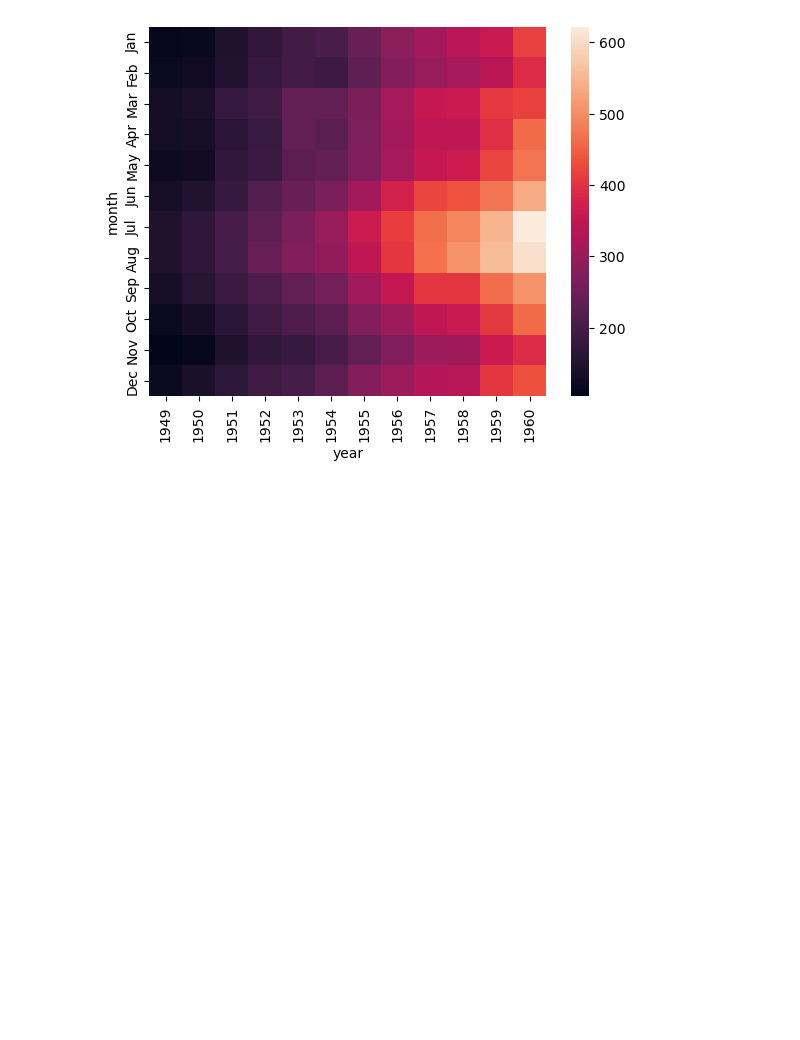
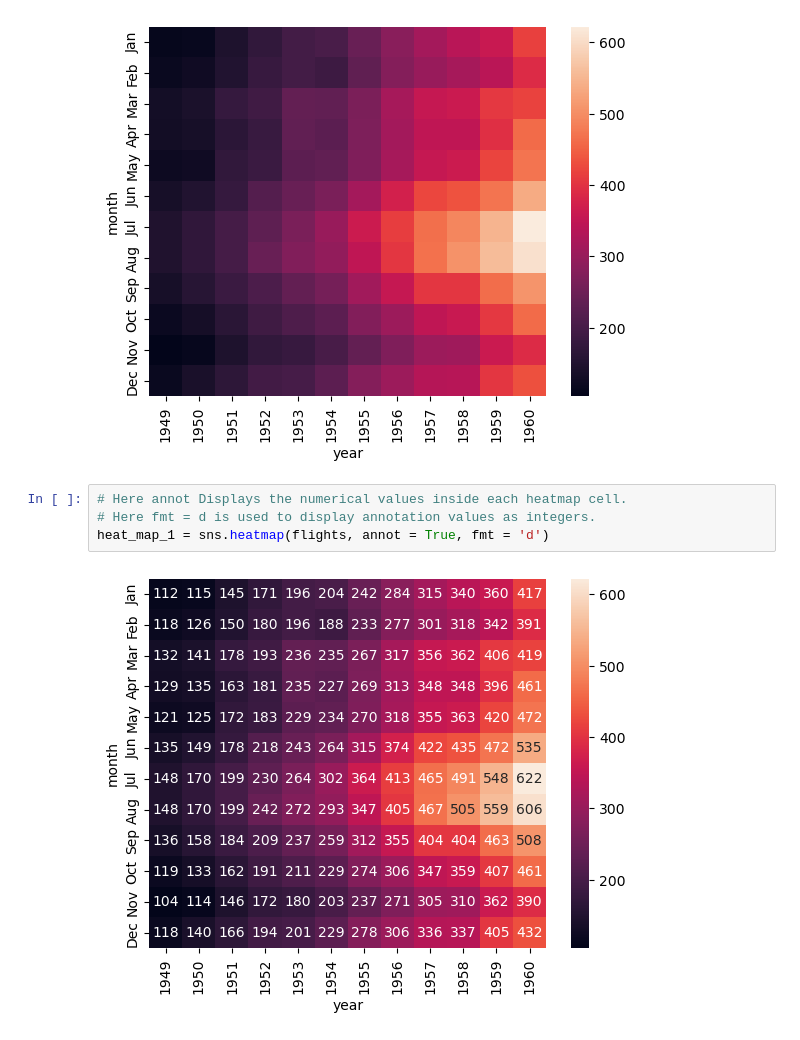
Before and after one commit to aaditya-pdgupta/Python_Course, a Jupyter notebook: Heat_Map_2.ipynb, the cells around one changed output. Cells and saved outputs as stored; diff of their text form; blank space fills up the shorter version.

```diff
--- a/Heat_Map_2.ipynb
+++ b/Heat_Map_2.ipynb
@@ -10,3 +10,9 @@ flights = flights.pivot(index = "month", columns = "year", values = "passengers"
 heat_map = sns.heatmap(flights)
 # %% [output]
 [figure]
+# %%
+# Here annot Displays the numerical values inside each heatmap cell.
+# Here fmt = d is used to display annotation values as integers.
+heat_map_1 = sns.heatmap(flights, annot = True, fmt = 'd')
+# %% [output]
+[figure, added]
```
Also changed, not shown: parts of 2 cells of this notebook.
